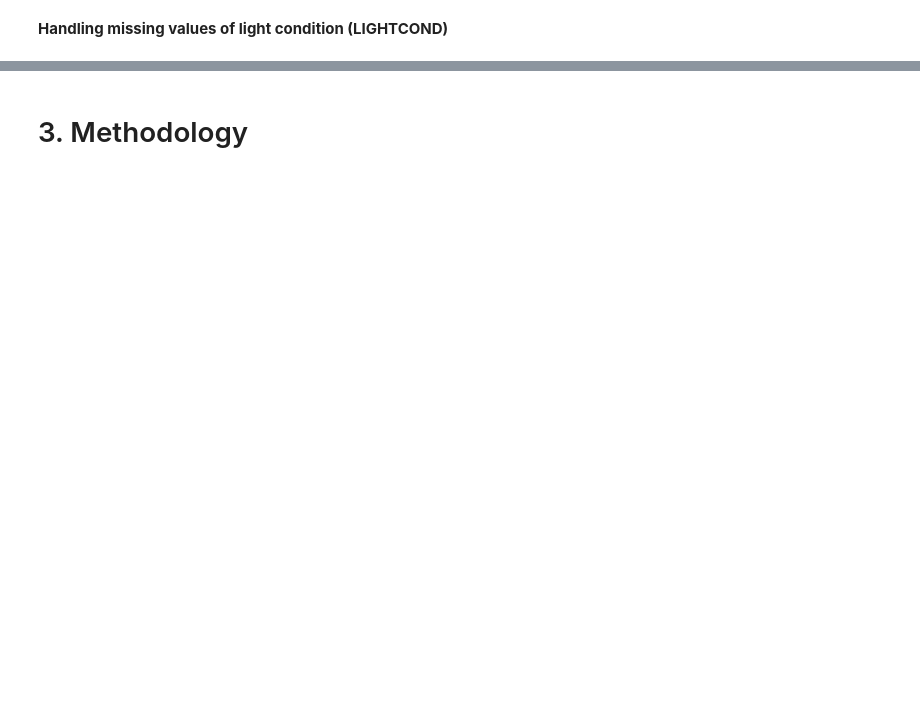
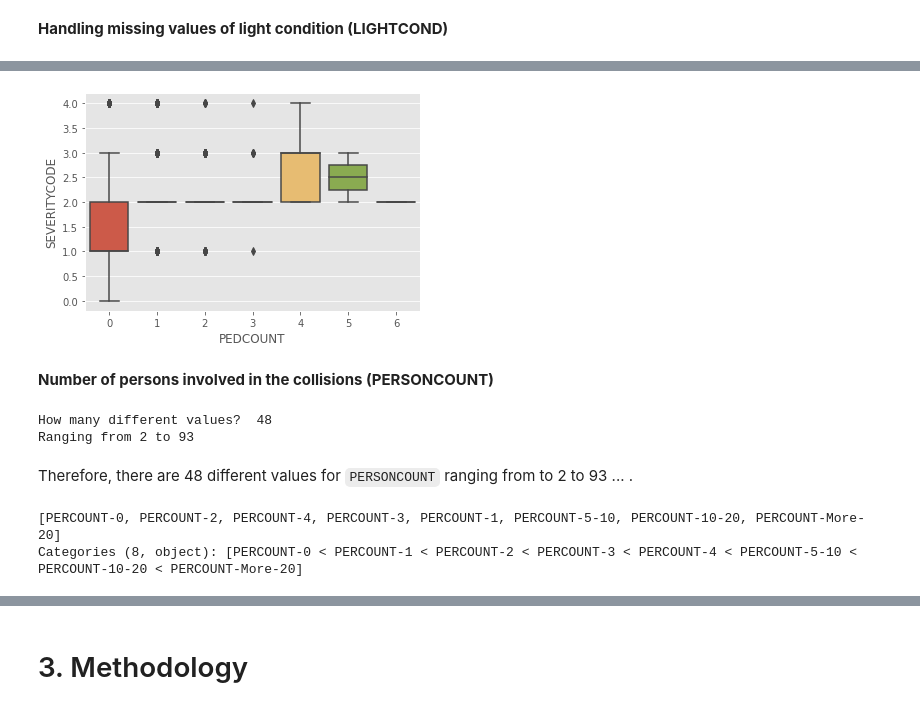
Before and after one commit to AhmedRasha/Coursera_Capstone, a Jupyter notebook: Capstone_Project.ipynb, the cells around one changed output, grey strips where cells are left out. Drawn from its saved outputs; the diff is of its cells as text; code cells hidden in the pictures; blank space fills up the shorter version.

```diff
--- a/Capstone_Project.ipynb
+++ b/Capstone_Project.ipynb
@@ -577,0 +729,15 @@ dtype: object
+# %%
+ax = sns.boxplot(x="PEDCOUNT", y="SEVERITYCODE", data=df)
+# %% [output]
+[figure, added]
+# %% [markdown]
+**Number of persons involved in the collisions (PERSONCOUNT)**
+# %%
+x = df.PERSONCOUNT.value_counts()
+print('How many different values? ', x.index.values.size)
+print('Ranging from %d to %d' %(x.index.values[0], x.index.values[-1]))
+# %% [output]
+How many different values?  48
+Ranging from 2 to 93
+# %% [markdown]
+Therefore, there are 48 different values for `PERSONCOUNT` ranging from to  2 to 93 ... .
@@ -577,0 +749,5 @@ dtype: object
+# %%
+df['PERSONCOUNT-BINNED'].unique()
+# %% [output]
+[PERCOUNT-0, PERCOUNT-2, PERCOUNT-4, PERCOUNT-3, PERCOUNT-1, PERCOUNT-5-10, PERCOUNT-10-20, PERCOUNT-More-20]
+Categories (8, object): [PERCOUNT-0 < PERCOUNT-1 < PERCOUNT-2 < PERCOUNT-3 < PERCOUNT-4 < PERCOUNT-5-10 < PERCOUNT-10-20 < PERCOUNT-More-20]
```
Also changed, not shown: parts of 232 cells of this notebook, 1 other file.
